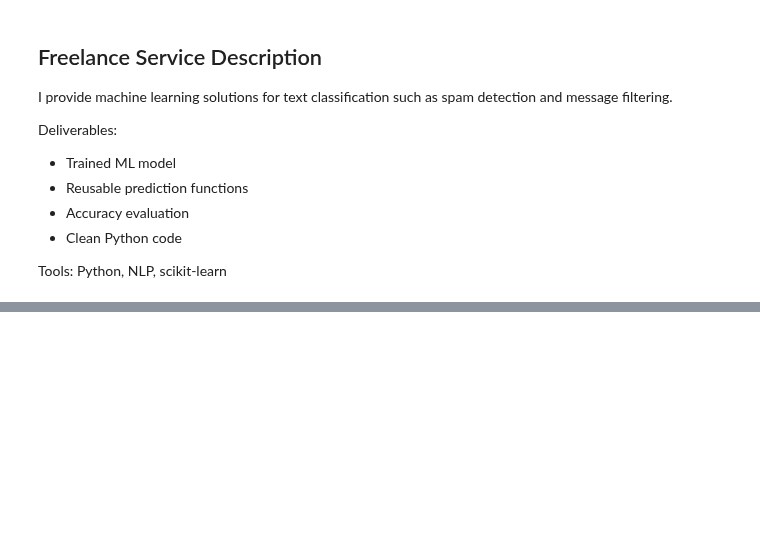
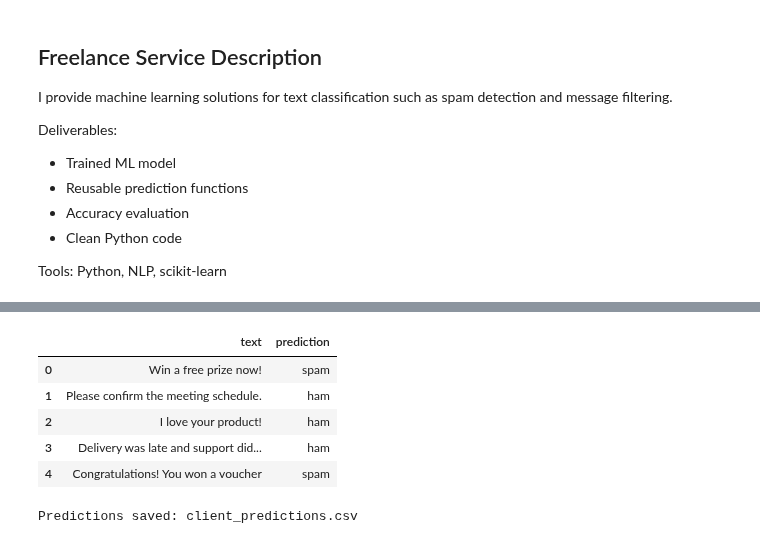
Before and after one commit to 229askbqu/hello-world, a Jupyter notebook: Freelance_AI_Day1_Text_Classifier.ipynb, the cells around one changed output, grey strips where cells are left out. Saved outputs shown, nothing was run; the diff lists cells and outputs as text; code cells hidden in the pictures; blank space fills up the shorter version.

```diff
--- a/Freelance_AI_Day1_Text_Classifier.ipynb
+++ b/Freelance_AI_Day1_Text_Classifier.ipynb
@@ -140,0 +238,55 @@ Python, NLP, scikit-learn
+# %%
+# Training function
+def train_text_classifier(texts, labels):
+    model = Pipeline([
+        ('tfidf', TfidfVectorizer()),
+        ('clf', MultinomialNB())
+    ])
+    model.fit(texts, labels)
+    return model
+
+# Robust prediction function
+def predict_text(model, texts):
+    if texts is None or len(texts) == 0:
+        return []
+    if isinstance(texts, pd.Series):
+        texts = texts.tolist()
+    elif isinstance(texts, str):
+        texts = [texts]
+    return model.predict(texts)
+# %%
+# Example training dataset
+# can replace with actual client-provided CSV
+train_data = {
+    "text": [
+        "Win money now!",
+        "Free gift, claim today",
+        "Meeting at 10am",
+        "Project update needed",
+        "Congratulations! You have won",
+        "Please review the attached report"
+    ],
+    "label": ["spam", "spam", "ham", "ham", "spam", "ham"]
+}
+
+train_df = pd.DataFrame(train_data)
+X_train = train_df['text']
+y_train = train_df['label']
+
+# Train the model
+model = train_text_classifier(X_train, y_train)
+# %%
+client_data['prediction'] = predict_text(model, client_data['text'])
+client_data.head()
+# %% [output]
+|  | text | prediction |
+| 0 | Win a free prize now! | spam |
+| 1 | Please confirm the meeting schedule. | ham |
+| 2 | I love your product! | ham |
+| 3 | Delivery was late and support did... | ham |
+| 4 | Congratulations! You won a voucher | spam |
+# %%
+client_data.to_csv("client_predictions.csv", index=False)
+print("Predictions saved: client_predictions.csv")
+# %% [output]
+Predictions saved: client_predictions.csv
```
Also changed, not shown: parts of 16 cells of this notebook.
